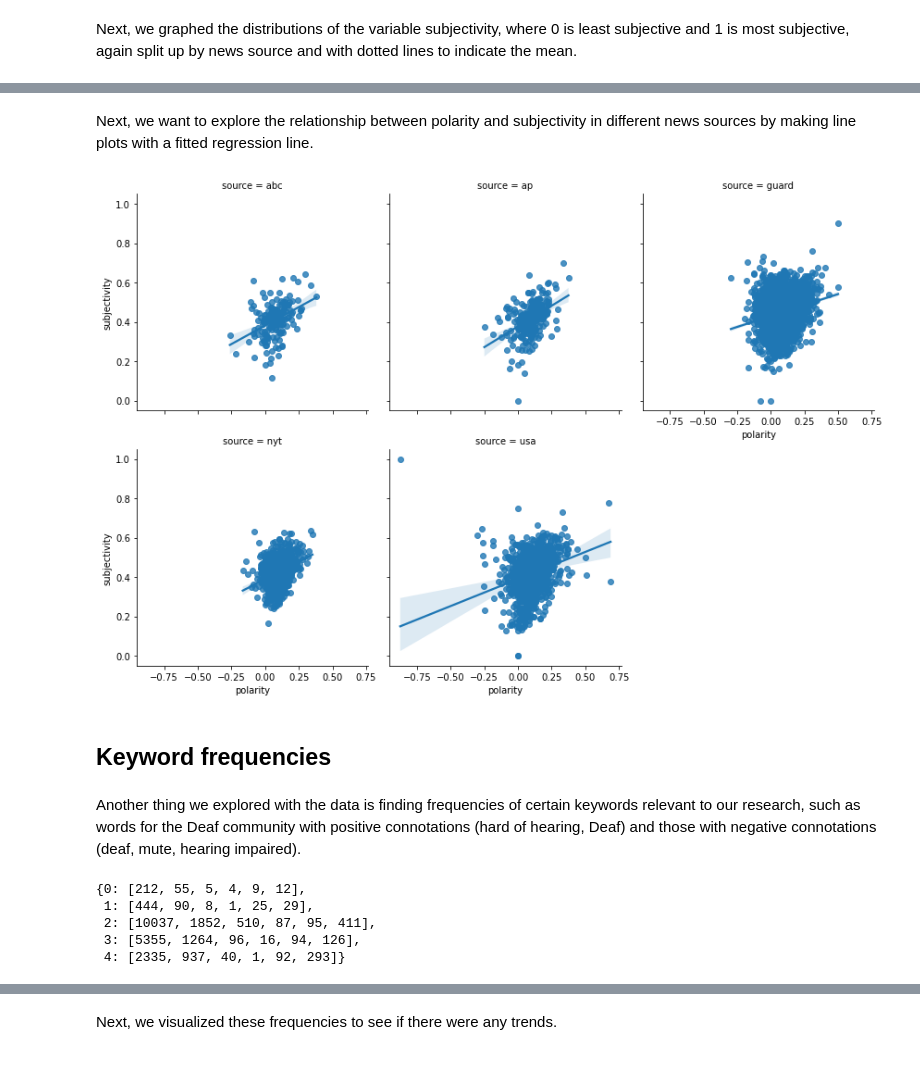
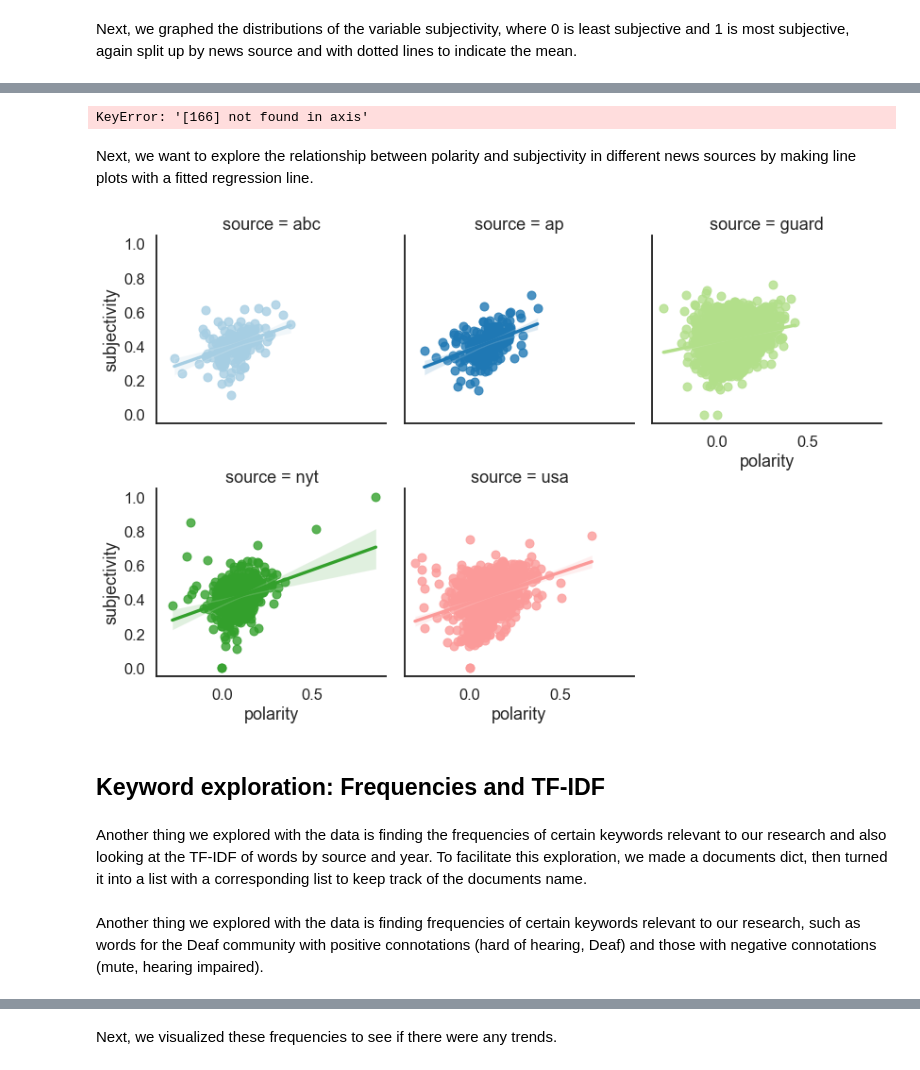
Before and after one commit to lilys01/sentiment-analysis-deaf-community, a Jupyter notebook: FinalProjectGroup054-Wi22.ipynb, the cells around one changed output, grey strips where cells are left out. Saved outputs shown, nothing was run; the diff lists cells and outputs as text; code cells hidden in the pictures.

```diff
--- a/FinalProjectGroup054-Wi22.ipynb
+++ b/FinalProjectGroup054-Wi22.ipynb
@@ -302,4 +307,0 @@ Checking to see how many articles we have per year
-# %%
-plt.rcParams['figure.figsize'] = (17, 15)
-
-sns.countplot(data=combined_df, x='year')
@@ -460,3 +434,7 @@ guard_df = guard_df.drop(3852)
+# %%
+# articles we decided to remove
+combined_df = combined_df.drop(4132)
+combined_df = combined_df.drop(4265)
 # %% [markdown]
 In USA Today, we also noticed some irrelevant outliers that we decided to remove.
 # %%
@@ -482,2 +447,5 @@ usa_df = usa_df.drop(624)
+# %%
+combined_df = combined_df.drop(8337)
+combined_df = combined_df.drop(8438)
 # %% [markdown]
 Next, we graphed the distributions of the variable subjectivity, where 0 is least subjective and 1 is most subjective, again split up by news source and with dotted lines to indicate the mean.
@@ -524,8 +470,15 @@ ap_df = ap_df.drop(54)
+# %%
+combined_df = combined_df.drop(166)
+# %% [output]
+KeyError: '[166] not found in axis'
 # %% [markdown]
 Next, we want to explore the relationship between polarity and subjectivity in different news sources by making line plots with a fitted regression line.
 # %%
-graph = sns.lmplot(x='polarity', y='subjectivity', col='source', data=combined_df, height=4, col_wrap=3)
+graph = sns.lmplot(x='polarity', y='subjectivity', col='source', hue='source', data=combined_df, height=4,
+                   col_wrap=3, palette=newsPalette)
 # %% [output]
-[figure, old version]
+[figure, new version]
-# %% [markdown]
-## Keyword frequencies
+# %% [markdown]
+## Keyword exploration: Frequencies and TF-IDF
+# %% [markdown]
+Another thing we explored with the data is finding the frequencies of certain keywords relevant to our research and also looking at the TF-IDF of words by source and year. To facilitate this exploration, we made a documents dict, then turned it into a list with a corresponding list to keep track of the documents name.
@@ -532,2 +498,2 @@ graph = sns.lmplot(x='polarity', y='subjectivity', col='source', data=combined_d
 # %% [markdown]
-Another thing we explored with the data is finding frequencies of certain keywords relevant to our research, such as words for the Deaf community with positive connotations (hard of hearing, Deaf) and those with negative connotations (deaf, mute, hearing impaired).
+Another thing we explored with the data is finding frequencies of certain keywords relevant to our research, such as words for the Deaf community with positive connotations (hard of hearing, Deaf) and those with negative connotations (mute, hearing impaired).
@@ -544,21 +500,13 @@ for i in range(len(df_list)):
 # %%
 searchList = ['deaf', 'Deaf', 'mute', 'deaf and dumb', 'hearing impaired', 'hard of hearing']  # our search words
-freqsDict = {}    # will hold key, value pairs of (index of the source, frequency list of the terms in that specific source)
-
-for i in range(len(allwords)):
-    source = allwords[i]
-    freqsList = []
+freqsDict = {}
+for i in range(len(corpus)):
+    source = corpus[i]   # combined text of all articles from a specific source and year
+    sourceName = document_names[i] # i.e. (abc, 2022)
+    docFreqs = []
     for term in searchList:
-        freqsList.append(source.count(term))
-    freqsDict[i] = freqsList
-
-freqsDict
+        docFreqs.append(source.count(term))
+    freqsDict[sourceName] = docFreqs
-# %% [output]
-{0: [212, 55, 5, 4, 9, 12],
- 1: [444, 90, 8, 1, 25, 29],
- 2: [10037, 1852, 510, 87, 95, 411],
- 3: [5355, 1264, 96, 16, 94, 126],
- 4: [2335, 937, 40, 1, 92, 293]}
 # %%
 # turn freqsDict into a pandas DataFrame for easier reading
 terms = pd.DataFrame(data=freqsDict)
```
Also changed, not shown: parts of 74 cells of this notebook.
